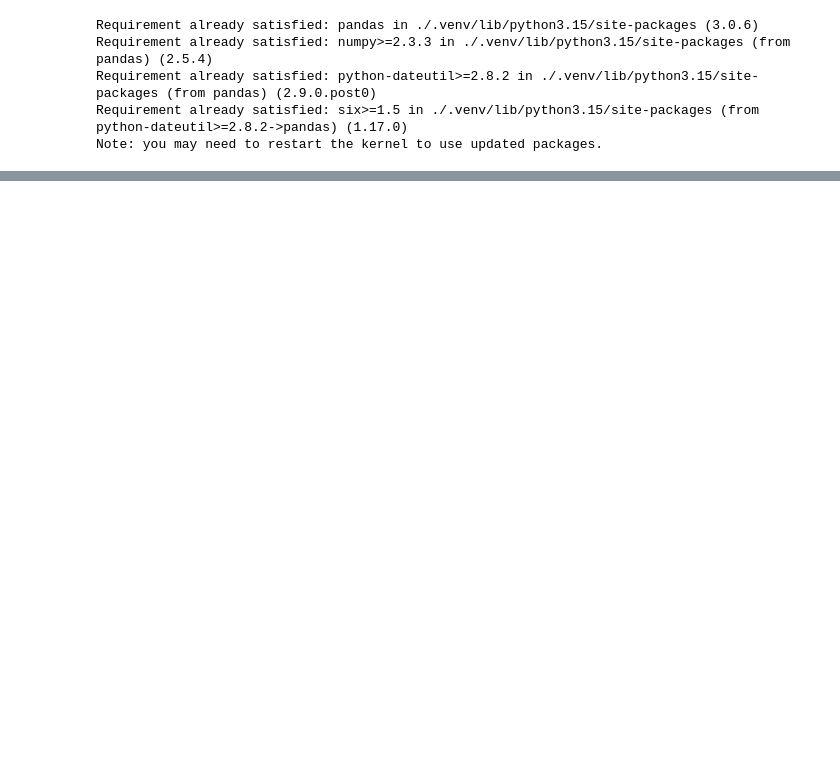
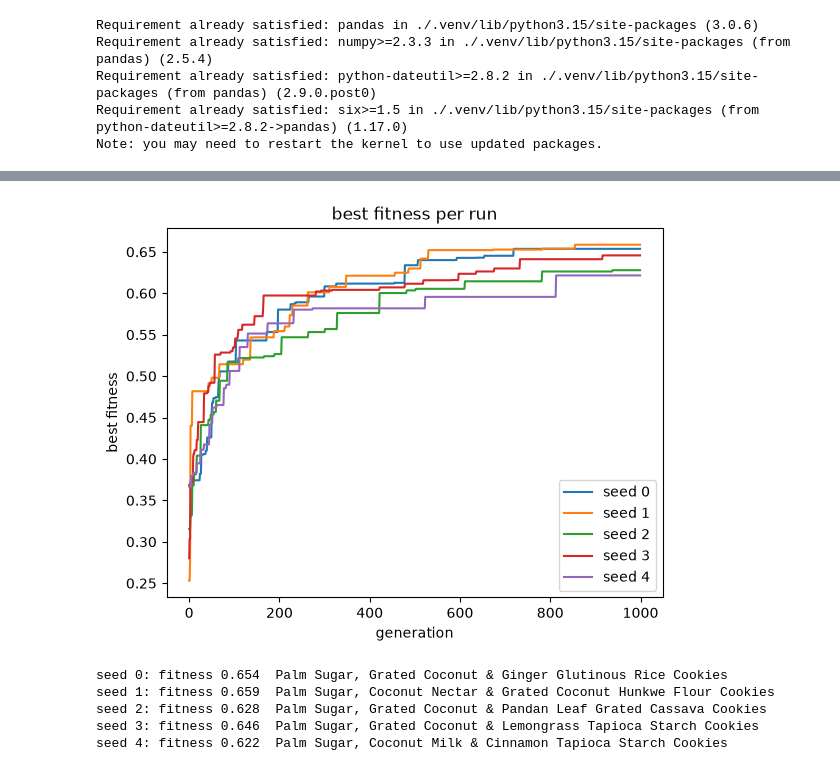
Before and after one commit to richardvanthof/Cookie-generator, a Jupyter notebook: computationalbaking.ipynb, the cells around one changed output, grey strips where cells are left out. Cells and saved outputs as stored; diff of their text form; code cells hidden in the pictures; blank space fills up the shorter version.

```diff
--- a/computationalbaking.ipynb
+++ b/computationalbaking.ipynb
@@ -757,0 +904,36 @@ for recipe in unique_recipes(population)[:5]:
+# %%
+import csv
+
+SEEDS = [0, 1, 2, 3, 4]
+log_path = Path("runs/fitness_log.csv")
+log_path.parent.mkdir(exist_ok=True)
+
+all_history = []
+best_per_seed = {}
+for seed in SEEDS:
+    seed_population, seed_history = run_evolution(seed=seed, generations=GENERATIONS)
+    all_history += seed_history
+    best_per_seed[seed] = seed_population[0]
+
+with log_path.open("w", newline="") as f:
+    writer = csv.DictWriter(f, fieldnames=["seed", "generation", "max", "min", "mean"])
+    writer.writeheader()
+    writer.writerows(all_history)
+
+for seed in SEEDS:
+    plt.plot([h["max"] for h in all_history if h["seed"] == seed], label=f"seed {seed}")
+plt.xlabel("generation")
+plt.ylabel("best fitness")
+plt.title("best fitness per run")
+plt.legend()
+plt.show()
+
+for seed, best in best_per_seed.items():
+    print(f"seed {seed}: fitness {best['fitness']:.3f}  {recipe_title(best)}")
+# %% [output]
+[figure, added]
+seed 0: fitness 0.654  Palm Sugar, Grated Coconut & Ginger Glutinous Rice Cookies
+seed 1: fitness 0.659  Palm Sugar, Coconut Nectar & Grated Coconut Hunkwe Flour Cookies
+seed 2: fitness 0.628  Palm Sugar, Grated Coconut & Pandan Leaf Grated Cassava Cookies
+seed 3: fitness 0.646  Palm Sugar, Grated Coconut & Lemongrass Tapioca Starch Cookies
+seed 4: fitness 0.622  Palm Sugar, Coconut Milk & Cinnamon Tapioca Starch Cookies
```
Also changed, not shown: parts of 11 cells of this notebook, 1 other file.
